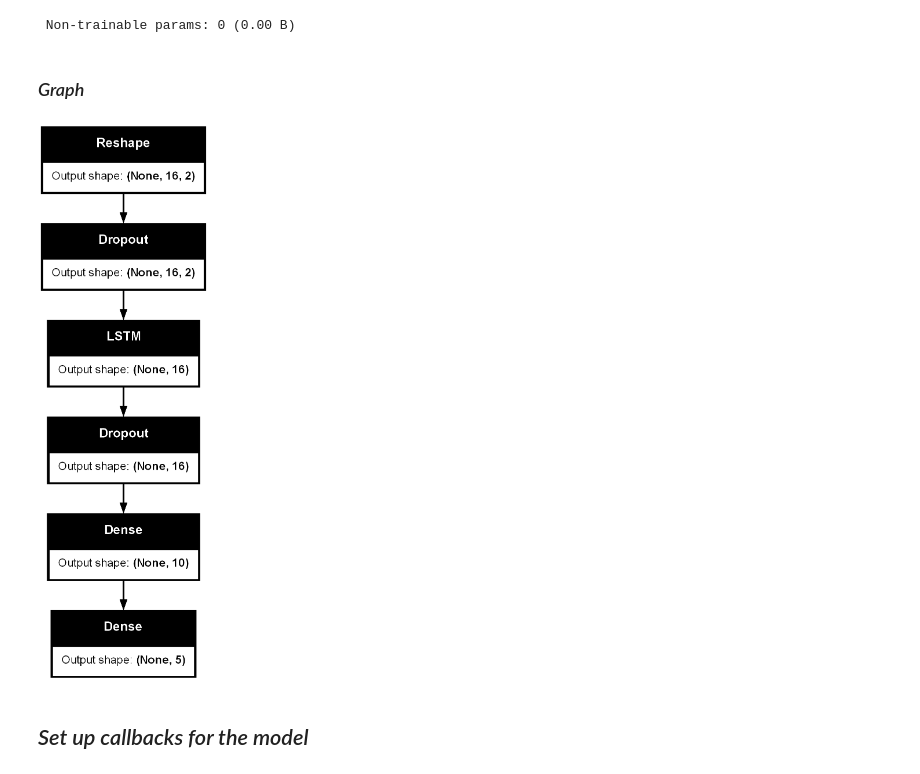
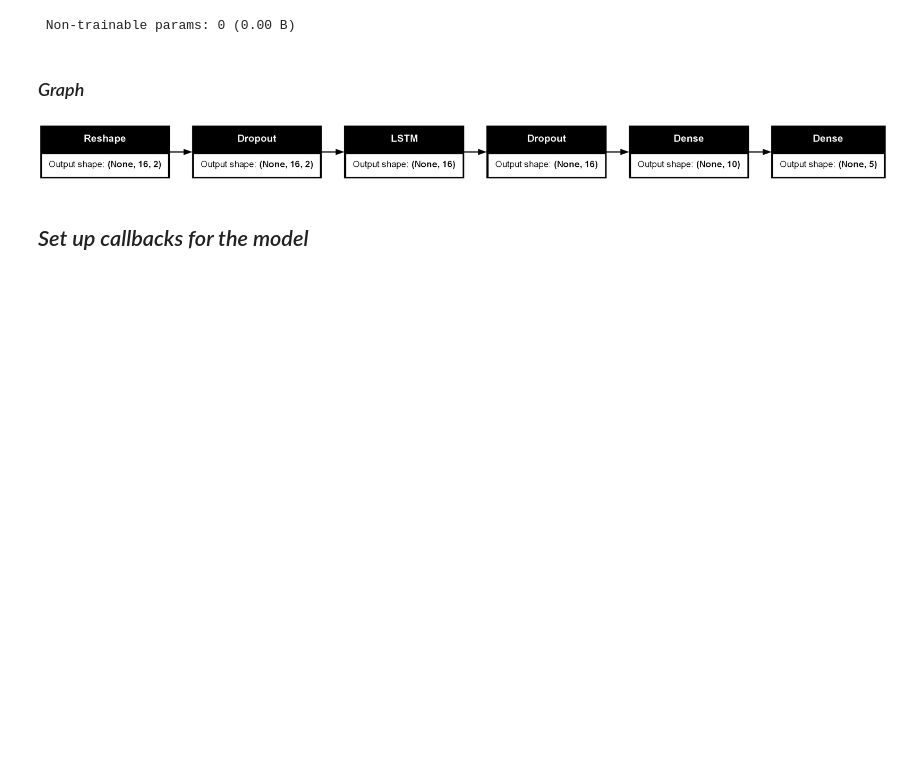
Before and after one commit to Ghostexvan/Recognizes-hand-gestures-and-hand-postures-used-as-video-game-controller, a Jupyter notebook: point_history_classification.ipynb, the cells around one changed output. Drawn from its saved outputs; the diff is of its cells as text; code cells hidden in the pictures; blank space fills up the shorter version.

```diff
--- a/point_history_classification.ipynb
+++ b/point_history_classification.ipynb
@@ -186,9 +186,9 @@ Model: "Hand_Gesture_Regconize_Using_LTSM_Model"
 # %% [markdown]
 ### *Graph*
 # %%
-tf.keras.utils.plot_model(model, show_shapes=True, to_file="graph/IndexFingerGestureModelStructure.png")
+tf.keras.utils.plot_model(model, show_shapes=True, to_file="graph/IndexFingerGestureModelStructure.png", rankdir='LR')
 # %% [output]
-[figure, old version]
+[figure, new version]
 # %% [markdown]
 ## *Set up callbacks for the model*
 # %% [markdown]
```
Also changed, not shown: parts of 7 cells of this notebook, 41 other files.
